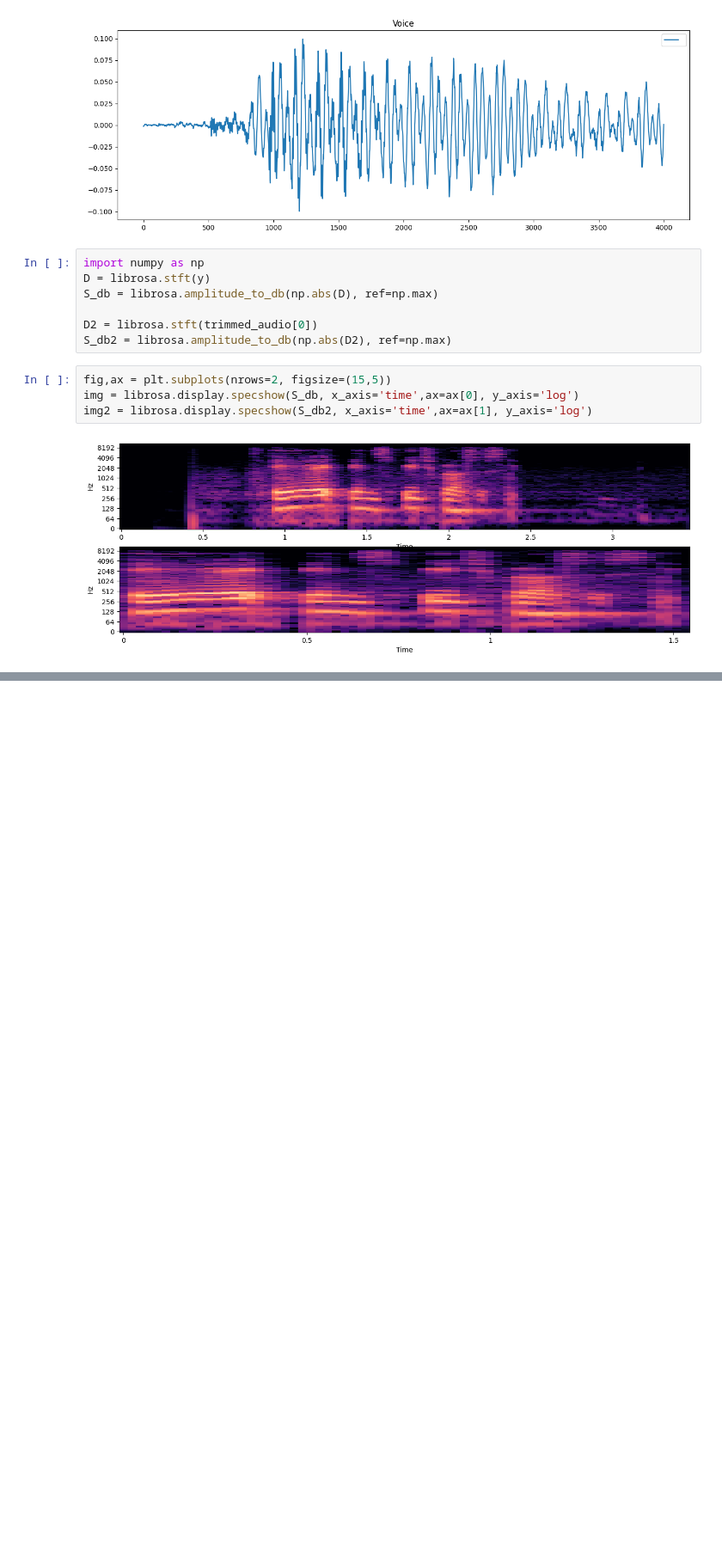
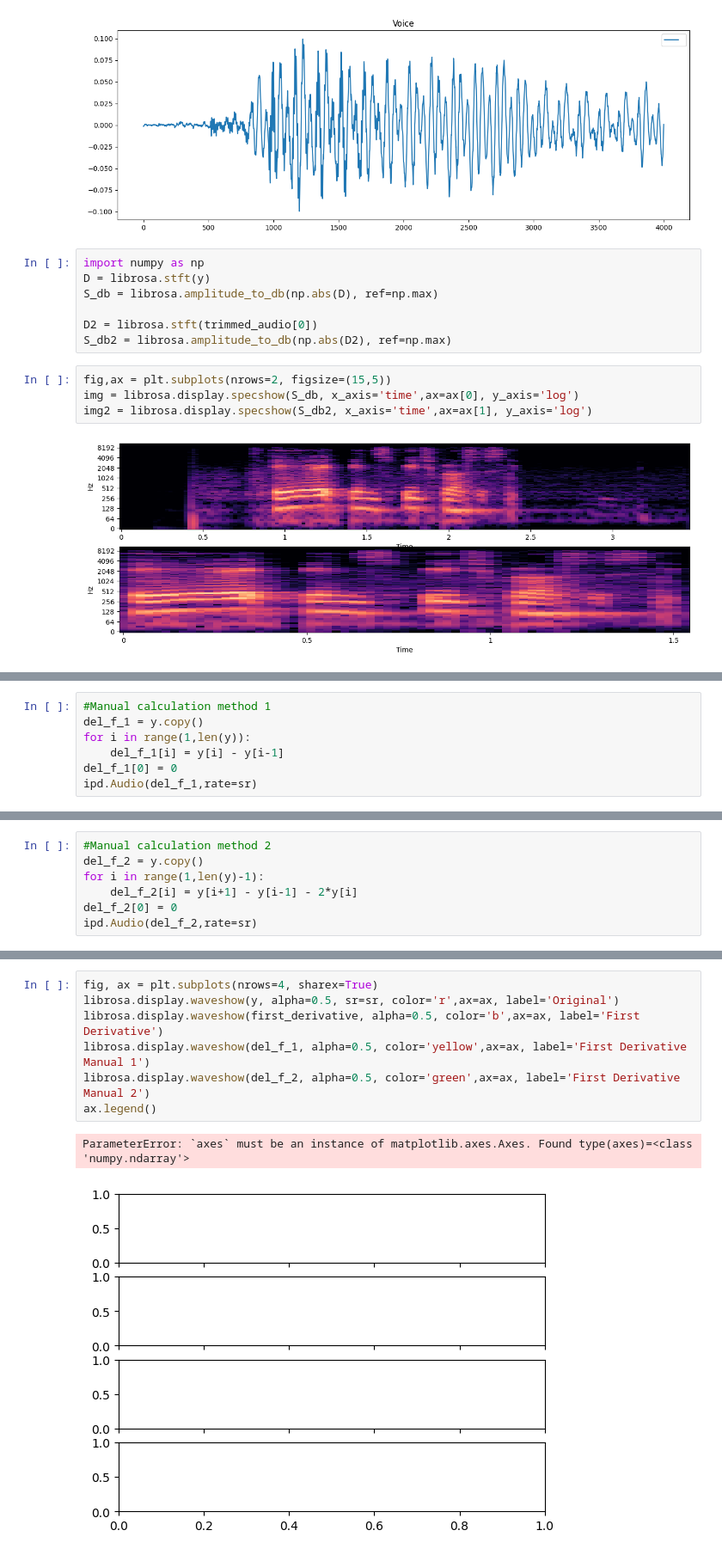
Before and after one commit to TwinNeutrons/AI-in-Speech-Processing, a Jupyter notebook: Lab.ipynb, the cells around one changed output, grey strips where cells are left out. Shown at 86% size. Cells and saved outputs as stored; diff of their text form; blank space fills up the shorter version.

```diff
--- a/Lab.ipynb
+++ b/Lab.ipynb
@@ -96,0 +118,7 @@ img2 = librosa.display.specshow(S_db2, x_axis='time',ax=ax[1], y_axis='log')
+# %%
+#Manual calculation method 1
+del_f_1 = y.copy()
+for i in range(1,len(y)):
+    del_f_1[i] = y[i] - y[i-1]
+del_f_1[0] = 0
+ipd.Audio(del_f_1,rate=sr)
@@ -96,0 +127,7 @@ img2 = librosa.display.specshow(S_db2, x_axis='time',ax=ax[1], y_axis='log')
+# %%
+#Manual calculation method 2
+del_f_2 = y.copy()
+for i in range(1,len(y)-1):
+    del_f_2[i] = y[i+1] - y[i-1] - 2*y[i]
+del_f_2[0] = 0
+ipd.Audio(del_f_2,rate=sr)
@@ -96,0 +136,10 @@ img2 = librosa.display.specshow(S_db2, x_axis='time',ax=ax[1], y_axis='log')
+# %%
+fig, ax = plt.subplots(nrows=4, sharex=True)
+librosa.display.waveshow(y, alpha=0.5, sr=sr, color='r',ax=ax, label='Original')
+librosa.display.waveshow(first_derivative, alpha=0.5, color='b',ax=ax, label='First Derivative')
+librosa.display.waveshow(del_f_1, alpha=0.5, color='yellow',ax=ax, label='First Derivative Manual 1')
+librosa.display.waveshow(del_f_2, alpha=0.5, color='green',ax=ax, label='First Derivative Manual 2')
+ax.legend()
+# %% [output]
+ParameterError: `axes` must be an instance of matplotlib.axes.Axes. Found type(axes)=<class 'numpy.ndarray'>
+[figure, added]
```
Also changed, not shown: parts of 9 cells of this notebook.
